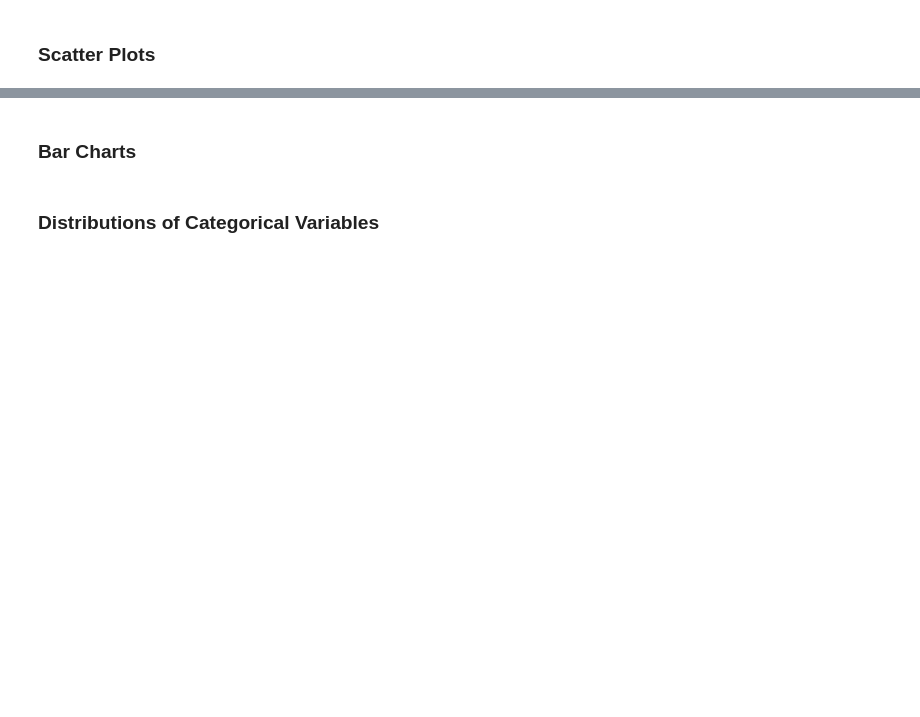
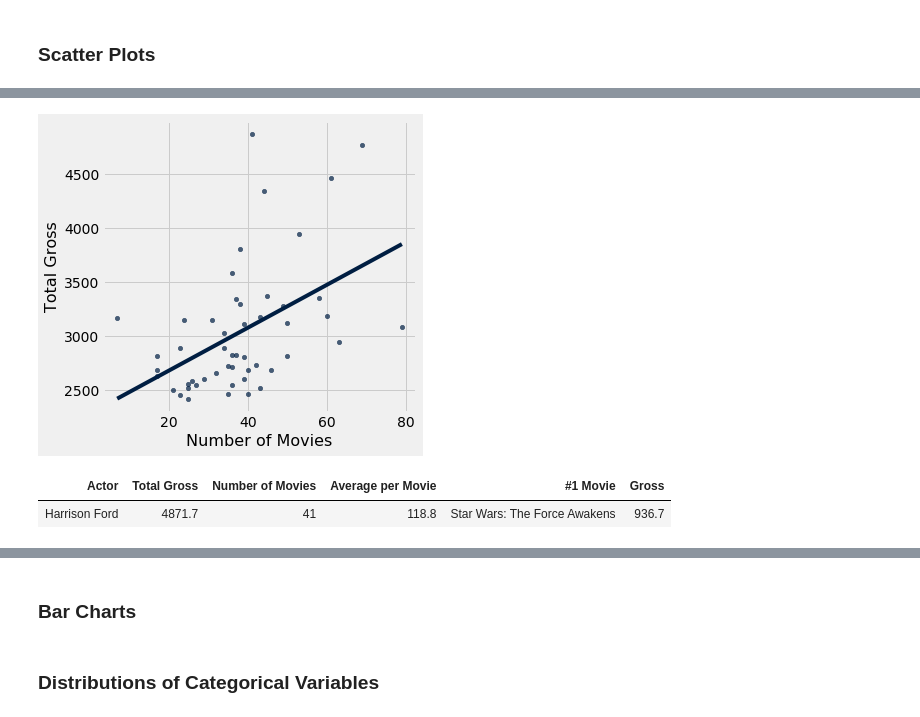
Before and after one commit to Antogin/materials-su19, a Jupyter notebook: materials/su19/lec/lec06-live.ipynb, the cells around one changed output, grey strips where cells are left out. Cells and saved outputs as stored; diff of their text form; code cells hidden in the pictures; blank space fills up the shorter version.

```diff
--- a/materials/su19/lec/lec06-live.ipynb
+++ b/materials/su19/lec/lec06-live.ipynb
@@ -106,0 +156,9 @@ actors = Table.read_table('actors.csv')
+# %%
+actors.scatter('Number of Movies',"Total Gross", fit_line=True)
+# %% [output]
+[figure, added]
+# %%
+actors.where('Number of Movies', are.equal_to(41))
+# %% [output]
+| Actor | Total Gross | Number of Movies | Average per Movie | #1 Movie | Gross |
+| Harrison Ford | 4871.7 | 41 | 118.8 | Star Wars: The Force Awakens | 936.7 |
```
Also changed, not shown: parts of 8 cells of this notebook.
